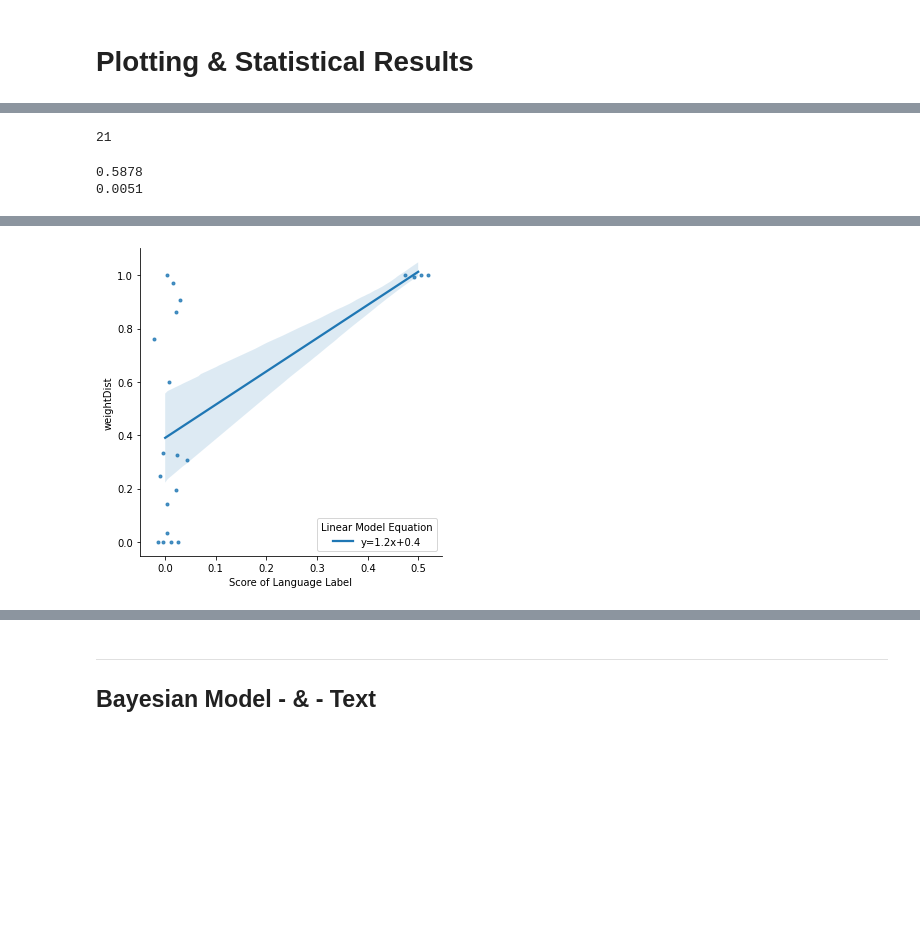
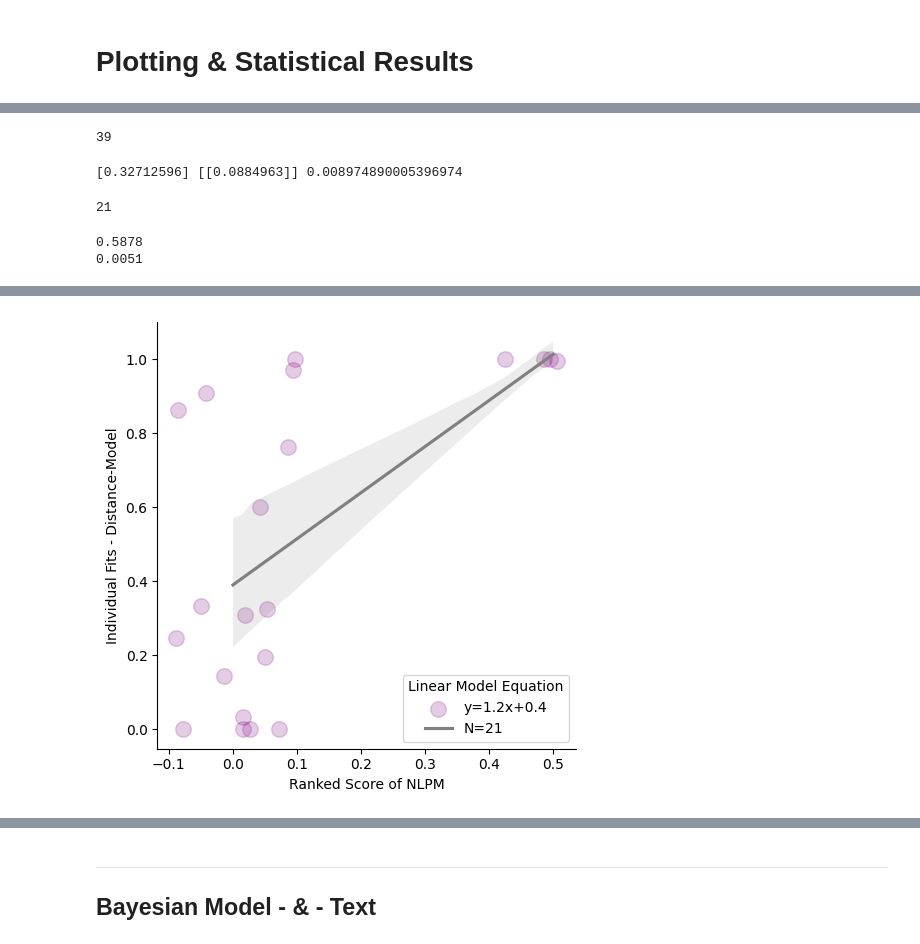
Before and after one commit to tehillamo/GitPlayground4, a Jupyter notebook: Bert_TextAnalysis.ipynb, the cells around one changed output, grey strips where cells are left out. Cells and saved outputs as stored; diff of their text form; code cells hidden in the pictures; blank space fills up the shorter version.

```diff
--- a/Bert_TextAnalysis.ipynb
+++ b/Bert_TextAnalysis.ipynb
@@ -543,8 +651,8 @@ Exp2_scores_and_lables['behaviour_dist'] = Exp2_scores_and_lables['behaviour_dis
 Exp2_scores_and_lables['behaviour_dist'] = abs(Exp2_scores_and_lables['behaviour_dist'])
 #scores_and_lables['Lable']
 Exp2_scores_and_lables['Score'] = Exp2_scores_and_lables['Score'].astype(float)
-#Exp2_scores_and_lables['ResistBayes'] = Exp2_scores_and_lables['ResistBayes'].astype(float)
 Exp2_scores_and_lables['weightDist'] = Exp2_scores_and_lables['weightDist'].astype(float)
+Exp2_scores_and_lables['ResistBayes'] = Exp2_scores_and_lables['ResistBayes'].astype(float)
 Exp2_scores_and_lables['behaviour_dist'] = Exp2_scores_and_lables['behaviour_dist'].astype(float)
 Exp2_scores_and_lables['behaviour_dist']  = abs(Exp2_scores_and_lables['behaviour_dist'])
 # %%
@@ -649,17 +814,17 @@ Exp3_scores_and_lables =  pd.DataFrame(Exp3_scores_and_lables, columns = ['id','
 Exp3_scores_and_lables['id'] = Exp3_scores_and_lables['id'].astype(float)
 Exp3_df_behaviour['dist_risk'] = Exp3_df_behaviour['dist_risk'].astype(float)
 
-Exp3_scores_and_lables = numpy.column_stack([Exp3_scores, Exp3_lables,
+Exp3_scores_and_lables = numpy.column_stack([Exp3_scores, Exp3_lables, Exp3_sentences,
                                              Exp3_scores_and_lables['id'],
                                              Exp3_df_weight_resist['Weight_Dist'],
-                                             #Exp2_df_weight_resist['social_info_resistance'],
+                                             Exp3_df_weight_resist['social_info_resistance'],
                                              Exp3_df_weight_resist['id'],
                                              Exp3_df_behaviour['dist_risk']])
 
 Exp3_scores_and_lables = pd.DataFrame(Exp3_scores_and_lables, columns = ['Score',
-                                                                         'Lable',
+                                                                         'Lable', 'sentences',
                                                                          'id_score',
                                                                          'weightDist',
-                                                                         #'ResistBayes',
+                                                                         'ResistBayes',
                                                                          'id_modeling',
                                                                          'behaviour_dist'])
@@ -670,7 +855,9 @@ Exp3_scores_and_lables['behaviour_dist'] = abs(Exp3_scores_and_lables['behaviour
 
 #scores_and_lables['Lable']
 Exp3_scores_and_lables['Score'] = Exp3_scores_and_lables['Score'].astype(float)
-#Exp2_scores_and_lables['ResistBayes'] = Exp2_scores_and_lables['ResistBayes'].astype(float)
+Exp3_scores_and_lables['ResistBayes'] = Exp3_scores_and_lables['ResistBayes'].astype(float)
 Exp3_scores_and_lables['weightDist'] = Exp3_scores_and_lables['weightDist'].astype(float)
+
+
 Exp3_scores_and_lables['behaviour_dist'] = Exp3_scores_and_lables['behaviour_dist'].astype(float)
 Exp3_scores_and_lables['behaviour_dist']  = abs(Exp3_scores_and_lables['behaviour_dist'])
@@ -705,5 +952,7 @@ Exp3_scores_and_lables = Exp3_scores_and_lables.loc[Exp3_Q1_super_describers]
 both_data = [Exp3_scores_and_lables, Exp2_scores_and_lables]
 # %%
 df_all_exp = pd.concat(both_data)
+# %%
+df_all_exp['ResistBayes'] =  df_all_exp['ResistBayes'].astype(float)
 # %%
 df_all_exp.head(n=40)
@@ -767,3 +1106,29 @@ plt.show(ax)
+# %%
+N = len(df_all_exp.index[0:])
+colors = np.random.rand(N)
+N
+# %% [output]
+39
+# %%
+from sklearn.linear_model import LinearRegression
+
+#initiate linear regression model
+model_sub1_dist = LinearRegression()
+weights_all = np.array(df_all_exp['weightDist'])
+weights_all  = np.reshape(weights_all,(-1,1))
+scores_all = np.array(df_all_exp['Score'])
+scores_all  = np.reshape(scores_all,(-1,1))
+
+#define predictor and response variables
+X, y = weights_all, scores_all
+
+#fit regression model
+model_sub1_dist.fit(X, y)
+
+#display regression coefficients and R-squared value of model
+print(model_sub1_dist.intercept_, model_sub1_dist.coef_, model_sub1_dist.score(X, y))
+# %% [output]
+[0.32712596] [[0.0884963]] 0.008974890005396974
 # %%
 df_all_sub = df_all_exp[df_all_exp['Score'] - df_all_exp['behaviour_dist'] < .25]
 # %%
@@ -779,45 +1144,39 @@ from sklearn.linear_model import LogisticRegression
 from sklearn.metrics import classification_report, confusion_matrix
 
 #extract correlation coefficient (rounded to 4 decimal places)
 r_full = round(pearsonr(df_all_sub['Score'], df_all_sub['weightDist'])[0], 4)
 #r_bayes = round(pearsonr(Exp2_scores_and_lables['Score'], Exp2_scores_and_lables['ResistBayes'])[0], 4)
 print(r_full)
 
 #extract p-value (rounded to 4 decimal places)
 p_full = round(pearsonr(df_all_sub['Score'], df_all_sub['weightDist'])[1], 4)
 #p_bayes = round(pearsonr(Exp2_scores_and_lables['Score'], Exp2_scores_and_lables['ResistBayes'])[1], 4)
 print(p_full)
 
 
 N = len(df_all_sub.index[0:])
 colors = np.random.rand(N)
 
-# plt.scatter(df_all_sub['Score'], df_all_sub['weightDist'], s=110,c=colors, alpha=0.2)
-# plt.title("Experiment 2 \n Language Model Output & Distance Model Individual Estimate")
-# plt.xlabel("Strategy Score")
-# plt.ylabel("Estimated Beta - Distance Model")
-# #plt.annotate('correlation = .52 \n p-value = .022 \n N = 19', xy=(.3, .1))
-# # plt.savefig('Exp_2.png',dpi=300)
-# # files.download("Exp_2.png")
-# plt.show()
-
 import numpy as np, pandas as pd;
 import seaborn as sns;
 import matplotlib.pyplot as plt
 from scipy import stats
 
 slope, intercept, r_value, p_value, std_err = stats.linregress(df_all_sub['Score'],df_all_sub['weightDist'])
 
 ax = sns.lmplot(data = df_all_sub, x = 'Score', y = 'weightDist',
-           markers=["."], palette="Set1", x_jitter = .03, line_kws={'label':"y={0:.1f}x+{1:.1f}".format(slope,intercept)})
-plt.xlabel('Score of Language Label')
-plt.legend(title='Linear Model Equation', loc='lower right', labels=["y={0:.1f}x+{1:.1f}".format(slope,intercept)])
-plt.savefig('Sub_linearModel.png',dpi=300)
-files.download("Sub_linearModel.png")
+                markers=["."], palette="Set1",
+                x_jitter = .1, scatter_kws = {'color': 'purple', 'alpha': 0.2, 's':500},
+                line_kws={'label':"y={0:.1f}x+{1:.1f}".format(slope,intercept), 'color': 'grey'})
+plt.xlabel('Ranked Score of NLPM')
+plt.ylabel('Individual Fits - Distance-Model')
+plt.legend(title='Linear Model Equation', loc='lower right', labels=["y={0:.1f}x+{1:.1f}".format(slope,intercept), "N=21"])
+plt.savefig('Dist_Sub2.png',dpi=300)
+files.download("Dist_Sub2.png")
 plt.show(ax)
 # %% [output]
 0.5878
 0.0051
 [interactive output not drawn]
 [interactive output not drawn]
-[figure, old version]
+[figure, new version]
```
Also changed, not shown: parts of 57 cells of this notebook.
